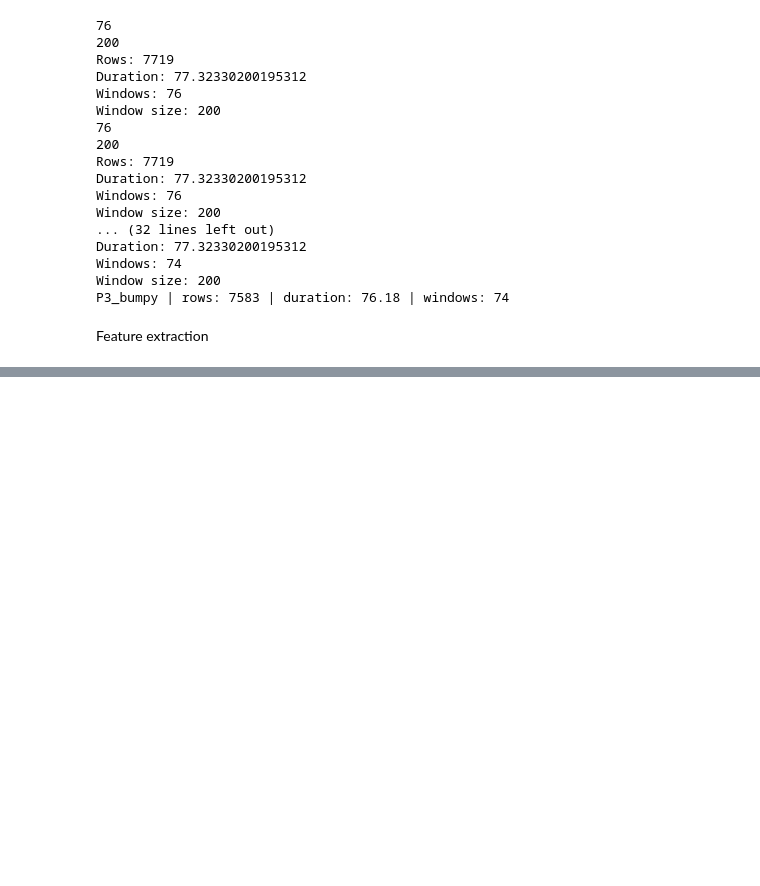
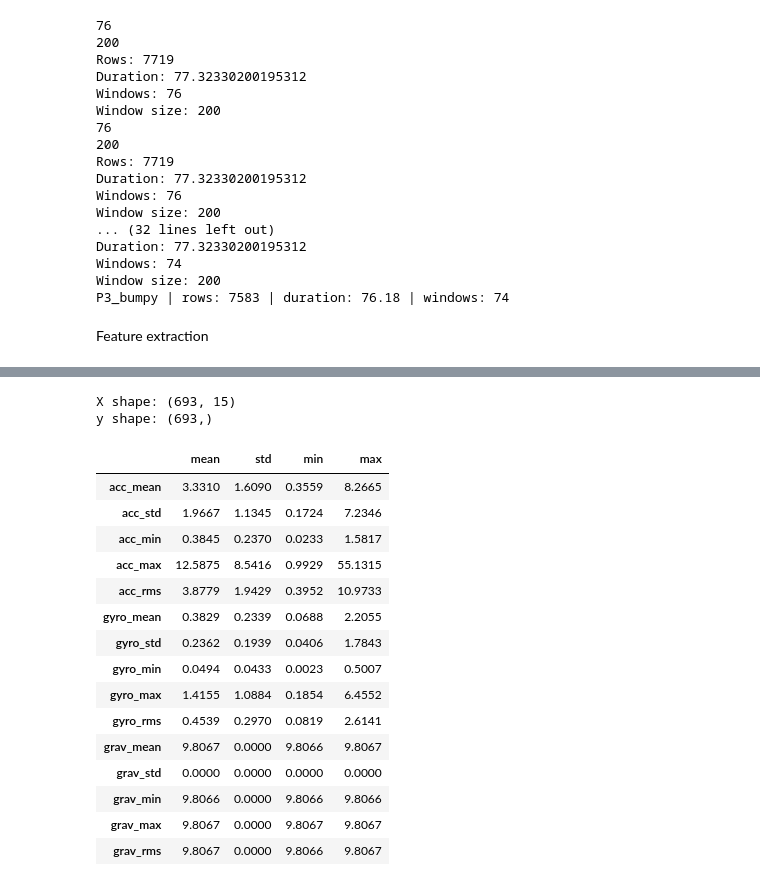
Before and after one commit to HeKaY-boy/bike-lane-quality-assessment, a Jupyter notebook: Prototype/Main_notebook_Himanshu.ipynb, the cells around one changed output, grey strips where cells are left out. Drawn from its saved outputs; the diff is of its cells as text; code cells hidden in the pictures; blank space fills up the shorter version.

```diff
--- a/Prototype/Main_notebook_Himanshu.ipynb
+++ b/Prototype/Main_notebook_Himanshu.ipynb
@@ -406,0 +489,41 @@ def extract_features(window):
+# %%
+feature_columns = [
+    'acc_mean', 'acc_std', 'acc_min', 'acc_max', 'acc_rms',
+    'gyro_mean', 'gyro_std', 'gyro_min', 'gyro_max', 'gyro_rms',
+    'grav_mean', 'grav_std', 'grav_min', 'grav_max', 'grav_rms'
+]
+
+X = features_df[feature_columns]
+y = features_df['label']
+
+print("X shape:", X.shape)
+print("y shape:", y.shape)
+# %% [output]
+X shape: (693, 15)
+y shape: (693,)
+# %%
+feature_summary = pd.DataFrame({
+    'mean': X.mean(),
+    'std': X.std(),
+    'min': X.min(),
+    'max': X.max()
+})
+
+display(feature_summary.round(4))
+# %% [output]
+|  | mean | std | min | max |
+| acc_mean | 3.3310 | 1.6090 | 0.3559 | 8.2665 |
+| acc_std | 1.9667 | 1.1345 | 0.1724 | 7.2346 |
+| acc_min | 0.3845 | 0.2370 | 0.0233 | 1.5817 |
+| acc_max | 12.5875 | 8.5416 | 0.9929 | 55.1315 |
+| acc_rms | 3.8779 | 1.9429 | 0.3952 | 10.9733 |
+| gyro_mean | 0.3829 | 0.2339 | 0.0688 | 2.2055 |
+| gyro_std | 0.2362 | 0.1939 | 0.0406 | 1.7843 |
+| gyro_min | 0.0494 | 0.0433 | 0.0023 | 0.5007 |
+| gyro_max | 1.4155 | 1.0884 | 0.1854 | 6.4552 |
+| gyro_rms | 0.4539 | 0.2970 | 0.0819 | 2.6141 |
+| grav_mean | 9.8067 | 0.0000 | 9.8066 | 9.8067 |
+| grav_std | 0.0000 | 0.0000 | 0.0000 | 0.0000 |
+| grav_min | 9.8066 | 0.0000 | 9.8066 | 9.8066 |
+| grav_max | 9.8067 | 0.0000 | 9.8067 | 9.8067 |
+| grav_rms | 9.8067 | 0.0000 | 9.8066 | 9.8067 |
```
Also changed, not shown: parts of 38 cells of this notebook.
